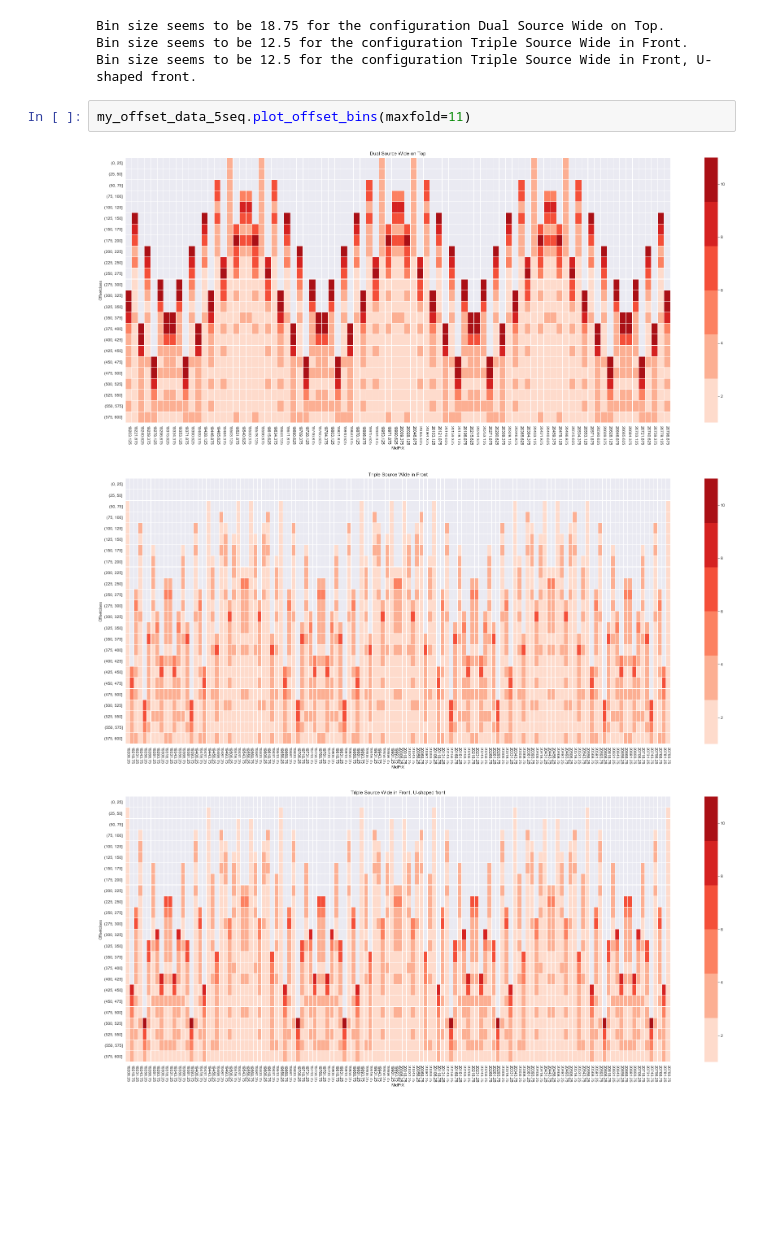
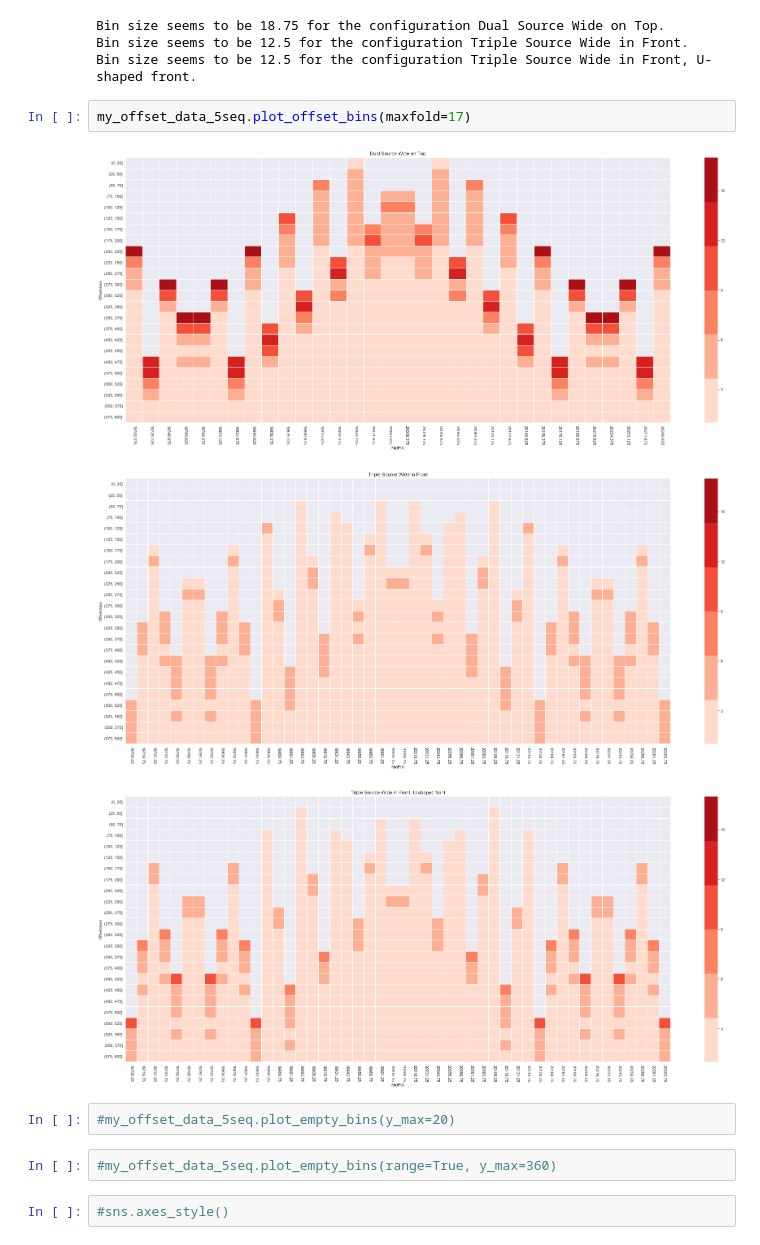
Before and after one commit to MagnsW/geotools, a Jupyter notebook: Test_offset_dist.ipynb, the cells around one changed output. Cells and saved outputs as stored; diff of their text form; blank space fills up the shorter version.

Commit message:
near offset distribution more progress

```diff
--- a/Test_offset_dist.ipynb
+++ b/Test_offset_dist.ipynb
@@ -61,9 +66,15 @@ Bin size seems to be 18.75 for the configuration Dual Source Wide on Top.
 Bin size seems to be 12.5 for the configuration Triple Source Wide in Front.
 Bin size seems to be 12.5 for the configuration Triple Source Wide in Front, U-shaped front.
 # %%
-my_offset_data_5seq.plot_offset_bins(maxfold=11)
+my_offset_data_5seq.plot_offset_bins(maxfold=17)
 # %% [output]
-[figure, old version]
+[figure, new version]
-[figure, old version]
+[figure, new version]
-[figure, old version]
+[figure, new version]
+# %%
+#my_offset_data_5seq.plot_empty_bins(y_max=20)
+# %%
+#my_offset_data_5seq.plot_empty_bins(range=True, y_max=360)
+# %%
+#sns.axes_style()
 # %%
```
Also changed, not shown: parts of 13 cells of this notebook, 4 other files.
